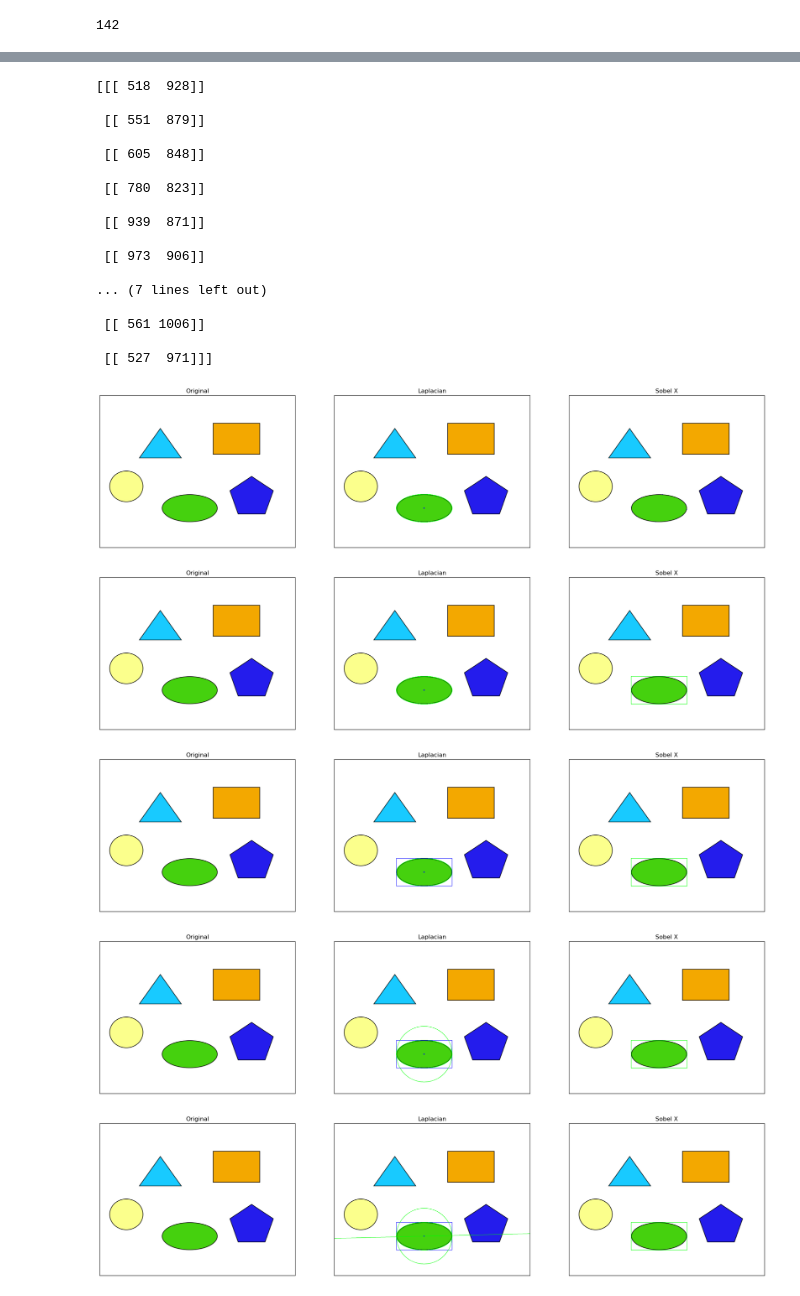
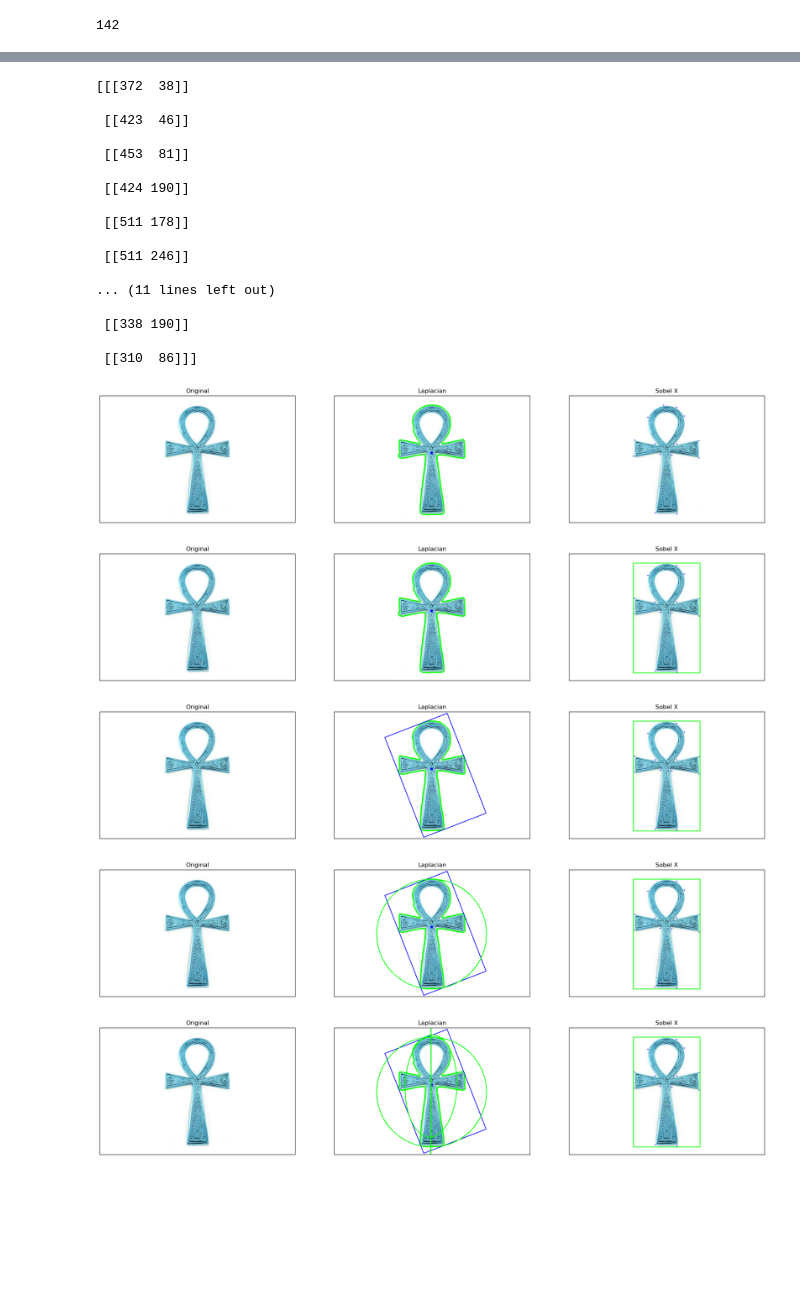
Before and after one commit to kjh46/IP2024, a Jupyter notebook: chap149.ipynb, the cells around one changed output, grey strips where cells are left out. Drawn from its saved outputs; the diff is of its cells as text; code cells hidden in the pictures; blank space fills up the shorter version.

```diff
--- a/chap149.ipynb
+++ b/chap149.ipynb
@@ -39,7 +39,7 @@ print(len(contours))
 # %% [output]
 142
 # %%
-im = cv2.imread('20241028_122920.png')
+img = cv2.imread('The-Ankh.jpg')
 imgray = cv2.cvtColor(im,cv2.COLOR_BGR2GRAY)
 imgray = cv2.GaussianBlur(imgray,(5,5),0)
 ret, thresh = cv2.threshold(imgray,230,255,0)
@@ -77,5 +77,5 @@ plt.show()
 # %%
-contours, hierarchy = cv2.findContours(edges, cv2.RETR_TREE, cv2.CHAIN_APPROX_SIMPLE)
+contours, hierarchy = cv2.findContours(opening, cv2.RETR_TREE, cv2.CHAIN_APPROX_SIMPLE)
 img0 = im.copy()
 img1 = im.copy()
 img0 = cv2.drawContours(img0, contours, 0, (255,0,0), 3)
@@ -126,23 +126,23 @@ print(epsilon)
 # %%
 print(approx)
 # %% [output]
-[[[ 518  928]]
+[[[372  38]]
 
- [[ 551  879]]
+ [[423  46]]
 
- [[ 605  848]]
+ [[453  81]]
 
- [[ 780  823]]
+ [[424 190]]
 
- [[ 939  871]]
+ [[511 178]]
 
- [[ 973  906]]
+ [[511 246]]
 
-... (7 lines left out)
+... (11 lines left out)
 
- [[ 561 1006]]
+ [[338 190]]
 
- [[ 527  971]]]
+ [[310  86]]]
 # %%
 img1 = cv2.circle(img1,(cx,cy),5,(0,0,255),-1)
 # %%
@@ -158,7 +158,7 @@ plt.subplot(1,3,3),plt.imshow(img2)
 plt.title('Sobel X'), plt.xticks([]), plt.yticks([])
 plt.show()
 # %% [output]
-[figure, old version]
+[figure, new version]
 # %%
 x,y,w,h = cv2.boundingRect(cnt)
 img2 = cv2.rectangle(img2,(x,y),(x+w,y+h),(0,255,0),2)
@@ -172,7 +172,7 @@ plt.subplot(1,3,3),plt.imshow(img2)
 plt.title('Sobel X'), plt.xticks([]), plt.yticks([])
 plt.show()
 # %% [output]
-[figure, old version]
+[figure, new version]
 # %%
 rect = cv2.minAreaRect(cnt)
 box = cv2.boxPoints(rect)
@@ -188,7 +188,7 @@ plt.subplot(1,3,3),plt.imshow(img2)
 plt.title('Sobel X'), plt.xticks([]), plt.yticks([])
 plt.show()
 # %% [output]
-[figure, old version]
+[figure, new version]
 # %%
 (x,y),radius = cv2.minEnclosingCircle(cnt)
 center = (int(x),int(y))
@@ -204,7 +204,7 @@ plt.subplot(1,3,3),plt.imshow(img2)
 plt.title('Sobel X'), plt.xticks([]), plt.yticks([])
 plt.show()
 # %% [output]
-[figure, old version]
+[figure, new version]
 # %%
 ellipse = cv2.fitEllipse(cnt)
 img1 = cv2.ellipse(img1,ellipse,(0,255,0),2)
@@ -216,12 +216,12 @@ righty = int(((cols-x)*vy/vx)+y)
 img1 = cv2.line(img1,(cols-1,righty),(0,lefty),(0,255,0),2)
 # %%
 plt.figure(figsize=(24,8))
-plt.subplot(1,3,1),plt.imshow(im)
+plt.subplot(1,3,1),plt.imshow(img)
 plt.title('Original'), plt.xticks([]), plt.yticks([])
 plt.subplot(1,3,2),plt.imshow(img1)
 plt.title('Laplacian'), plt.xticks([]), plt.yticks([])
 plt.subplot(1,3,3),plt.imshow(img2)
 plt.title('Sobel X'), plt.xticks([]), plt.yticks([])
 plt.show()
 # %% [output]
-[figure, old version]
+[figure, new version]
```
Also changed, not shown: parts of 8 cells of this notebook, 2 other files.
